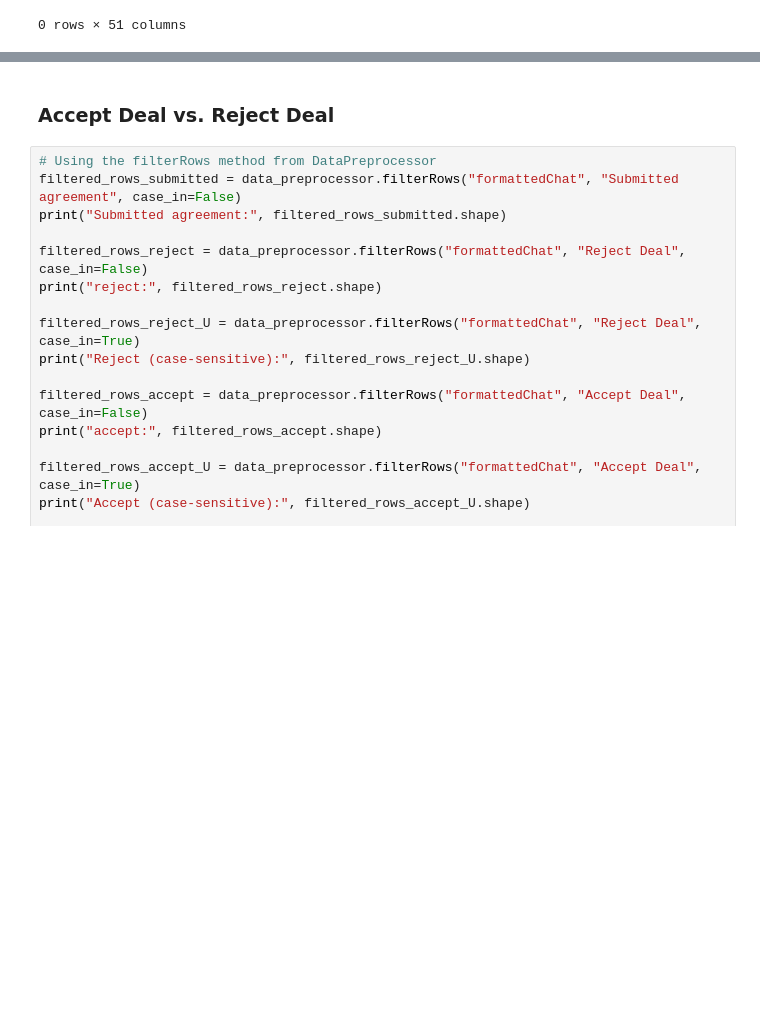
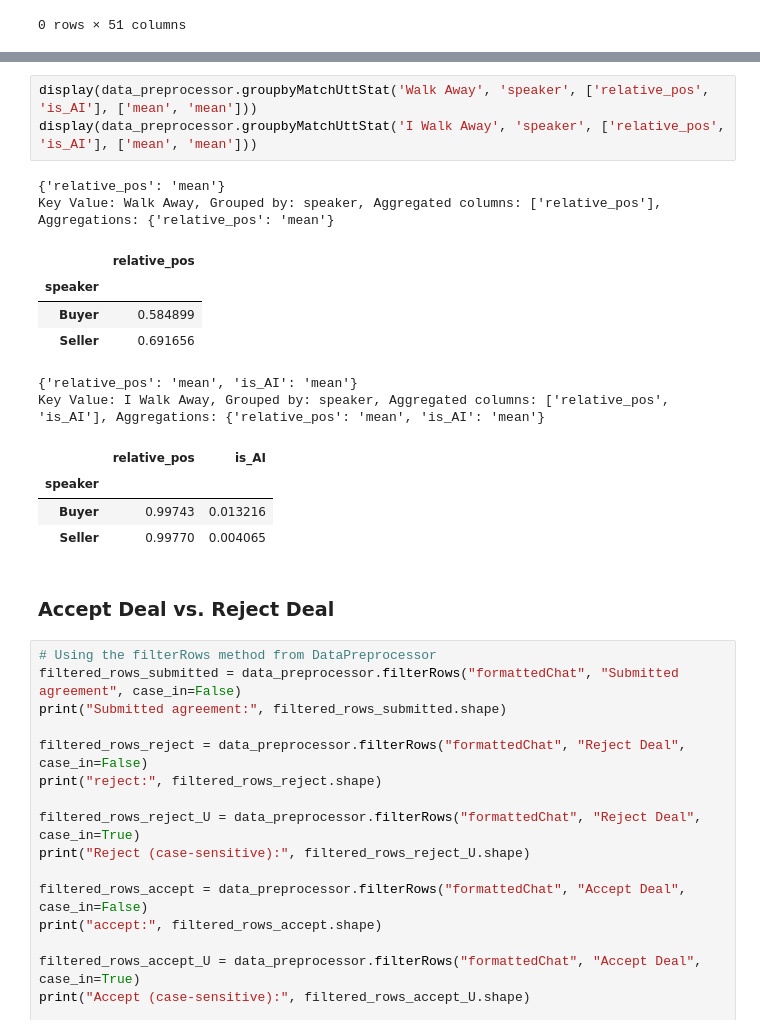
Before and after one commit to mishkin101/ConvoKit_Disputes, a Jupyter notebook: src/data_preprocessing.ipynb, the cells around one changed output, grey strips where cells are left out. Cells and saved outputs as stored; diff of their text form; blank space fills up the shorter version.

```diff
--- a/src/data_preprocessing.ipynb
+++ b/src/data_preprocessing.ipynb
@@ -237,3 +294,19 @@ AttributeError: 'DataPreprocesser' object has no attribute 'gettMatchedUtterance
+# %%
+display(data_preprocessor.groupbyMatchUttStat('Walk Away', 'speaker', ['relative_pos', 'is_AI'], ['mean', 'mean']))
+display(data_preprocessor.groupbyMatchUttStat('I Walk Away', 'speaker', ['relative_pos', 'is_AI'], ['mean', 'mean']))
+# %% [output]
+{'relative_pos': 'mean'}
+Key Value: Walk Away, Grouped by: speaker, Aggregated columns: ['relative_pos'], Aggregations: {'relative_pos': 'mean'}
+|  | relative_pos |
+| speaker |  |
+| Buyer | 0.584899 |
+| Seller | 0.691656 |
+{'relative_pos': 'mean', 'is_AI': 'mean'}
+Key Value: I Walk Away, Grouped by: speaker, Aggregated columns: ['relative_pos', 'is_AI'], Aggregations: {'relative_pos': 'mean', 'is_AI': 'mean'}
+|  | relative_pos | is_AI |
+| speaker |  |  |
+| Buyer | 0.99743 | 0.013216 |
+| Seller | 0.99770 | 0.004065 |
 # %% [markdown]
 ### Accept Deal vs. Reject Deal
 # %%
```
Also changed, not shown: parts of 15 cells of this notebook, 1 other file.
